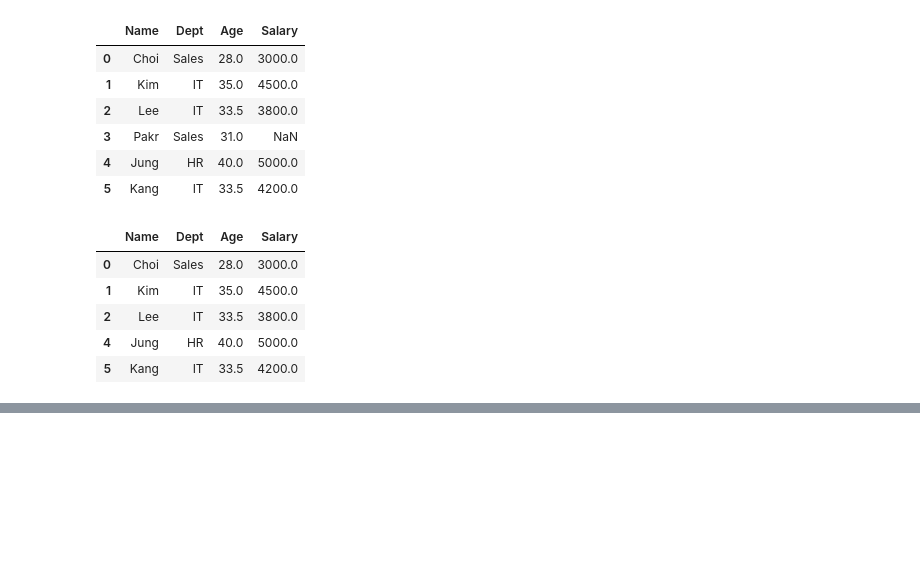
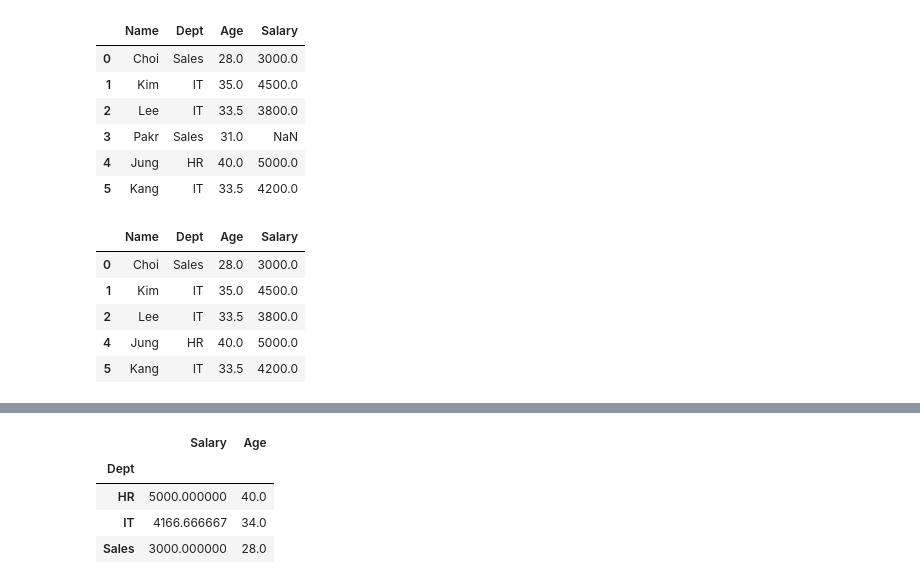
Before and after one commit to hslcrb/kw-competition-practice, a Jupyter notebook: 20260705-일요실습1.ipynb, the cells around one changed output, grey strips where cells are left out. Drawn from its saved outputs; the diff is of its cells as text; code cells hidden in the pictures; blank space fills up the shorter version.

```diff
--- a/20260705-일요실습1.ipynb
+++ b/20260705-일요실습1.ipynb
@@ -638,0 +648,10 @@ df_cleaned                                        # 그리고 df_cleanded 변수
+# %%
+df_cleaned[['Dept','Salary','Age']].groupby('Dept')[['Salary','Age']].mean()   # Dept로 그룹바이를 하고 mean 즉 평균을 구한다. Salary와 Age도 명시해서 Dept로
+                                                                               # 그룹바이를 하고 Salary와 Age의 평균 값을 구하라는 구체적이고 명시적인 Query가 완성된다
+                                                                               # Dept 기준으로 그룹바이함
+# %% [output]
+|  | Salary | Age |
+| Dept |  |  |
+| HR | 5000.000000 | 40.0 |
+| IT | 4166.666667 | 34.0 |
+| Sales | 3000.000000 | 28.0 |
```
Also changed, not shown: parts of 1 cell of this notebook.
